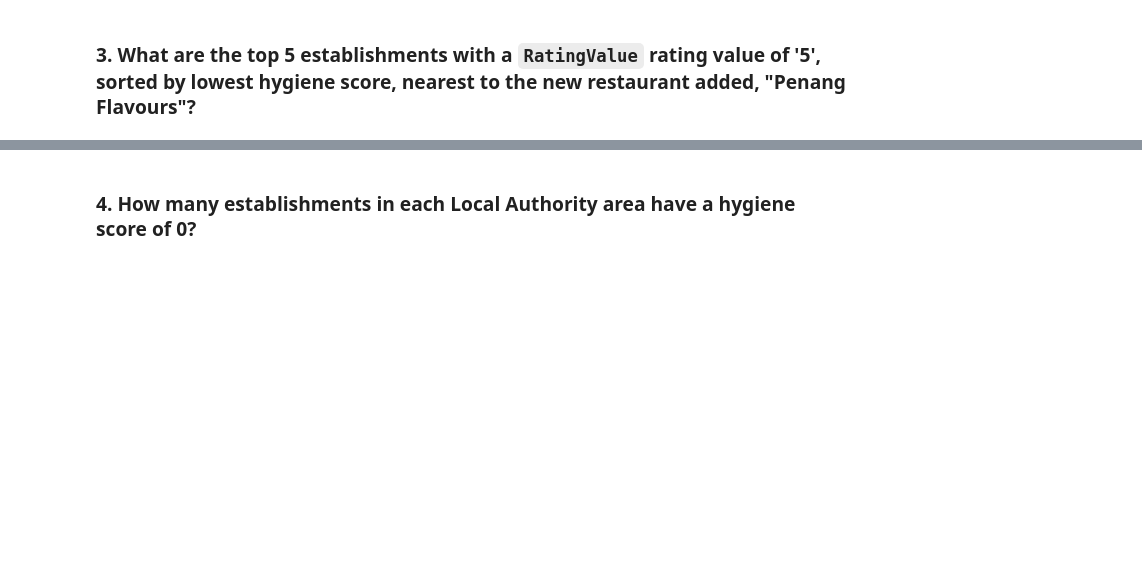
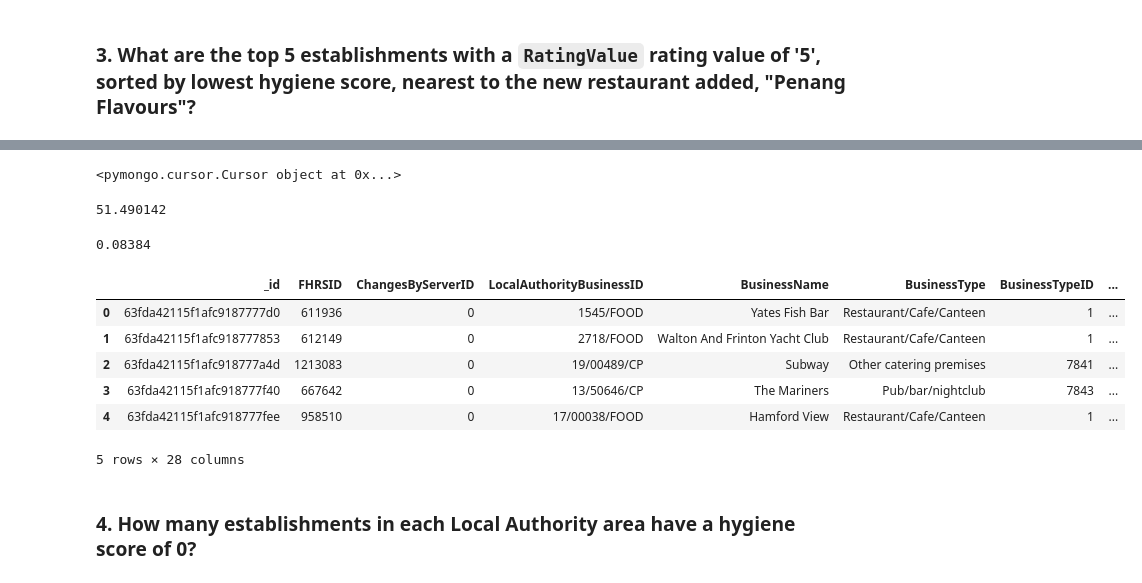
Before and after one commit to lcardsvr/nosql-challenge, a Jupyter notebook: NoSQL_analysis_starter.ipynb, the cells around one changed output, grey strips where cells are left out. Drawn from its saved outputs; the diff is of its cells as text; code cells hidden in the pictures; blank space fills up the shorter version.

```diff
--- a/NoSQL_analysis_starter.ipynb
+++ b/NoSQL_analysis_starter.ipynb
@@ -99,11 +191,38 @@ query =
 # Rating value must equal 5
 # Sort by hygiene score
 
+query = {"BusinessName":"Penang Flavours"}
+fields = {'geocode.longitude': 1, 'geocode.latitude': 1}
+
+results = list(establishments.find(query, fields))
+
 degree_search = 0.01
-latitude =
-longitude =
+latitude = results[0]['geocode']['latitude']
+longitude = results[0]['geocode']['longitude']
 
-query =
-sort =
+max_lat = latitude+degree_search
+min_lat = latitude-degree_search
+
+max_lon = longitude+degree_search
+min_lon = longitude-degree_search
+
+
+query = {
+    'RatingValue': {'$eq':  "5"},
+    'geocode.longitude': {'$lt':  max_lon},
+    'geocode.longitude': {'$gt':  min_lon},
+    'geocode.latitude': {'$lt':  max_lat},
+    'geocode.latitude': {'$gt':  min_lat}
+    }
+# query =
+sort =  [('scores.Hygiene',1)]
 
 # Print the results
+
+# results = establishments.find(query)
+
+results = establishments.find(query).sort(sort)
+
+
+for i in range(5):
+    pprint(results[i])
@@ -110,5 +247,31 @@ sort =
+# %%
+pprint (results)
+# %% [output]
+<pymongo.cursor.Cursor object at 0x...>
+# %%
+latitude
+# %% [output]
+51.490142
+# %%
+longitude
+# %% [output]
+0.08384
 # %%
 # Convert result to Pandas DataFrame
+
+Result = list(results)
+
+Part3_df = pd.DataFrame(Result)
+# %%
+Part3_df.head(5)
+# %% [output]
+|  | _id | FHRSID | ChangesByServerID | LocalAuthorityBusinessID | BusinessName | BusinessType | BusinessTypeID | ... |
+| 0 | 63fda42115f1afc9187777d0 | 611936 | 0 | 1545/FOOD | Yates Fish Bar | Restaurant/Cafe/Canteen | 1 | ... |
+| 1 | 63fda42115f1afc918777853 | 612149 | 0 | 2718/FOOD | Walton And Frinton Yacht Club | Restaurant/Cafe/Canteen | 1 | ... |
+| 2 | 63fda42115f1afc918777a4d | 1213083 | 0 | 19/00489/CP | Subway | Other catering premises | 7841 | ... |
+| 3 | 63fda42115f1afc918777f40 | 667642 | 0 | 13/50646/CP | The Mariners | Pub/bar/nightclub | 7843 | ... |
+| 4 | 63fda42115f1afc918777fee | 958510 | 0 | 17/00038/FOOD | Hamford View | Restaurant/Cafe/Canteen | 1 | ... |
+5 rows × 28 columns
 # %% [markdown]
 ### 4. How many establishments in each Local Authority area have a hygiene score of 0?
 # %%
```
Also changed, not shown: parts of 7 cells of this notebook, 2 other files.
